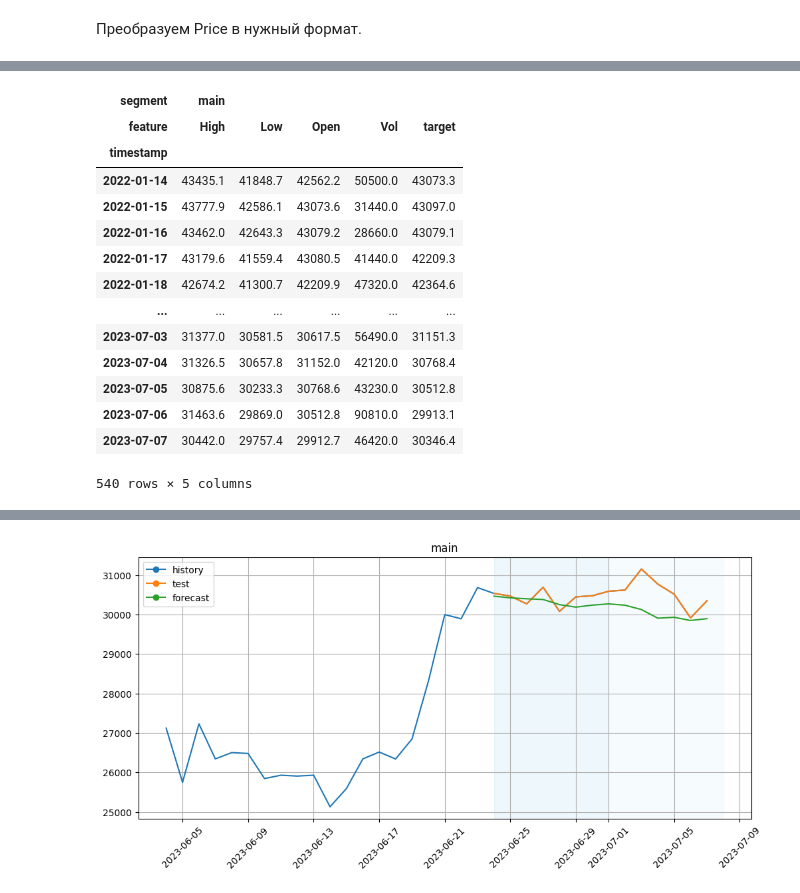
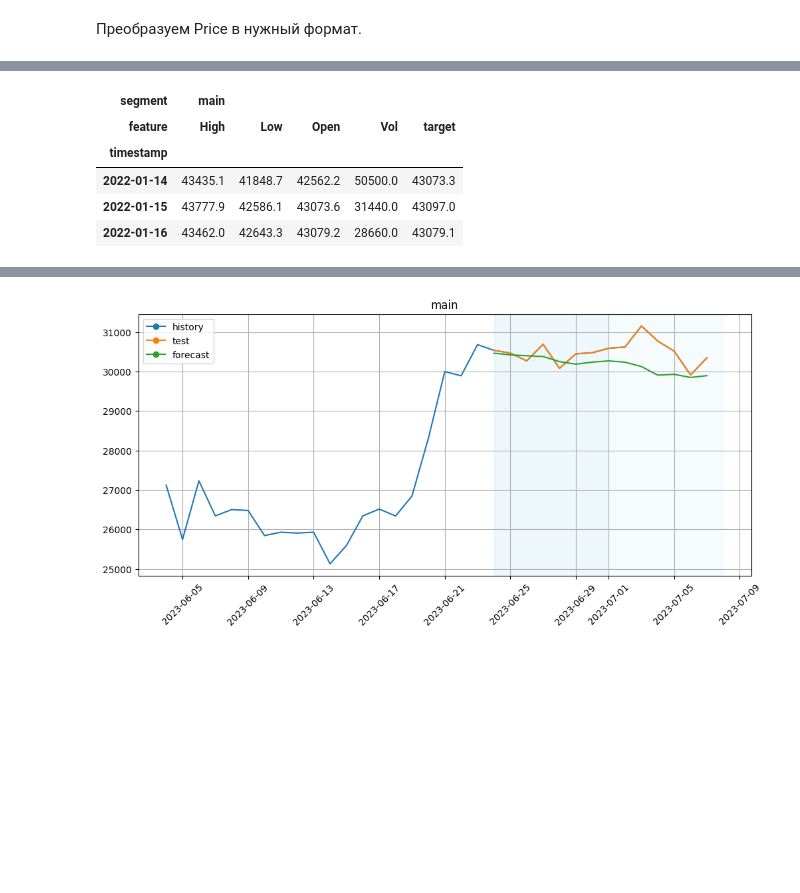
Before and after one commit to dm1trykrylov/btc-time-series, a Jupyter notebook: btc-price-prediction.ipynb, the cells around one changed output, grey strips where cells are left out. Drawn from its saved outputs; the diff is of its cells as text; code cells hidden in the pictures; blank space fills up the shorter version.

```diff
--- a/btc-price-prediction.ipynb
+++ b/btc-price-prediction.ipynb
@@ -101,12 +71,13 @@ NFOLDS = 2
 # %%
-path = "/kaggle/input/bitcoin-price-forecast/Bitcoin_kaggle.csv"
-full_df = pd.read_csv("Bitcoin_kaggle.csv",
+#path = "/kaggle/input/bitcoin-price-forecast/Bitcoin_kaggle.csv"
+path = "Bitcoin_kaggle.csv"
+full_df = pd.read_csv(path,
                   delimiter=';',
                   parse_dates=True,
                   index_col='Date'
                   )
 
-full_df.head(10)
+full_df.head(3)
 # %% [output]
 |  | Price | Open | High | Low | Vol. | Change % |
 | Date |  |  |  |  |  |  |
@@ -206,19 +143,10 @@ df_exog
 # %%
 train_ts = TSDataset(df=df_target, df_exog=df_exog,freq="D")
-train_ts
+train_ts.head(3)
 # %% [output]
 | segment | main |  |  |  |  |
 | feature | High | Low | Open | Vol | target |
 | timestamp |  |  |  |  |  |
 | 2022-01-14 | 43435.1 | 41848.7 | 42562.2 | 50500.0 | 43073.3 |
 | 2022-01-15 | 43777.9 | 42586.1 | 43073.6 | 31440.0 | 43097.0 |
 | 2022-01-16 | 43462.0 | 42643.3 | 43079.2 | 28660.0 | 43079.1 |
-| 2022-01-17 | 43179.6 | 41559.4 | 43080.5 | 41440.0 | 42209.3 |
-| 2022-01-18 | 42674.2 | 41300.7 | 42209.9 | 47320.0 | 42364.6 |
-| ... | ... | ... | ... | ... | ... |
-| 2023-07-03 | 31377.0 | 30581.5 | 30617.5 | 56490.0 | 31151.3 |
-| 2023-07-04 | 31326.5 | 30657.8 | 31152.0 | 42120.0 | 30768.4 |
-| 2023-07-05 | 30875.6 | 30233.3 | 30768.6 | 43230.0 | 30512.8 |
-| 2023-07-06 | 31463.6 | 29869.0 | 30512.8 | 90810.0 | 29913.1 |
-| 2023-07-07 | 30442.0 | 29757.4 | 29912.7 | 46420.0 | 30346.4 |
-540 rows × 5 columns
```
Also changed, not shown: parts of 19 cells of this notebook, 1 other file.
